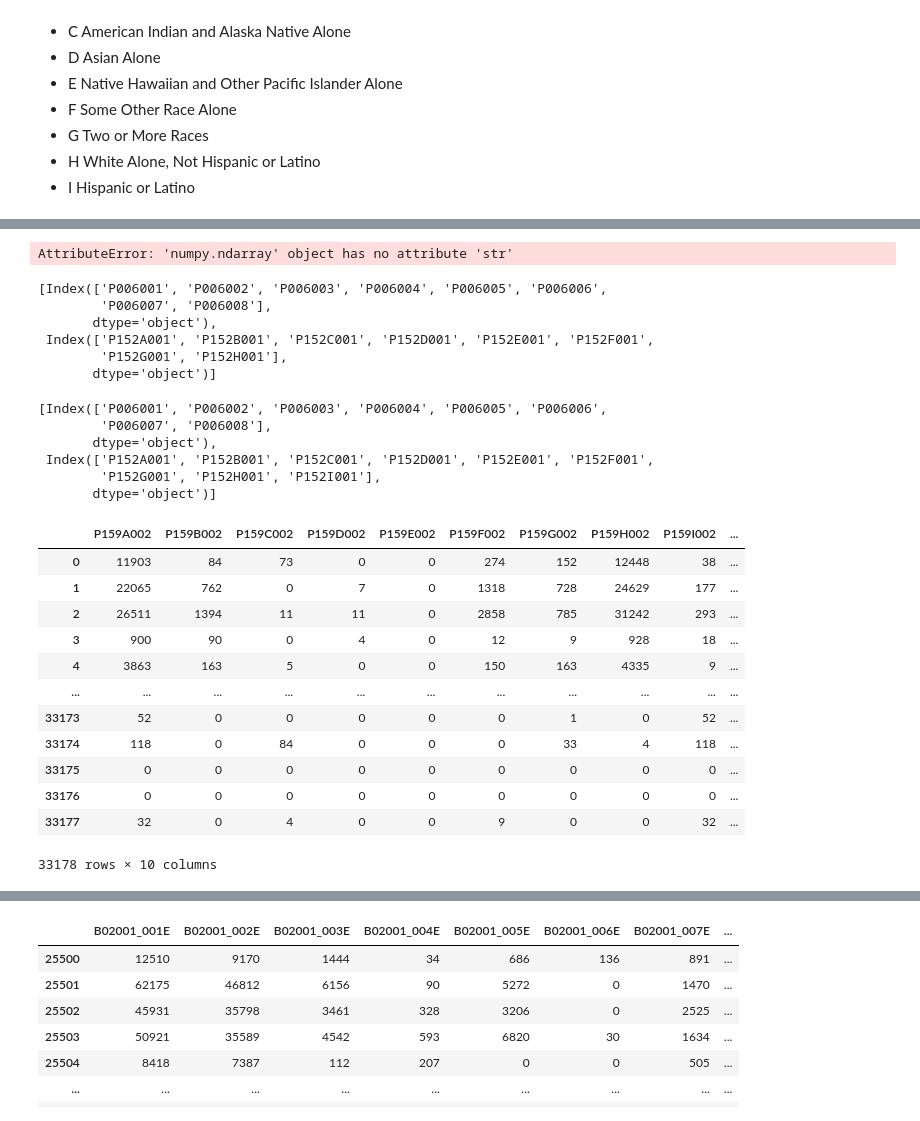
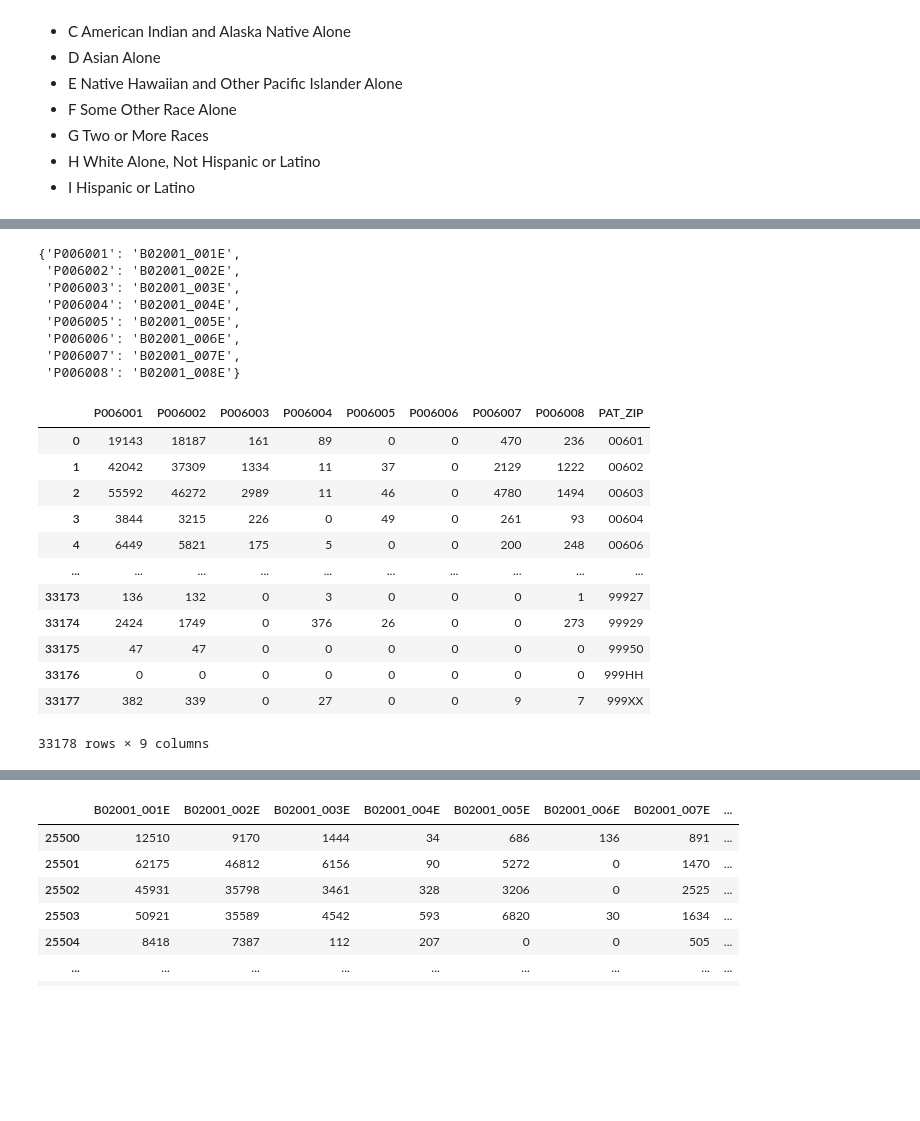
Before and after one commit to mi3nts/environmentalSocialHealth, a Jupyter notebook: census/censusCollection.ipynb, the cells around one changed output, grey strips where cells are left out. Drawn from its saved outputs; the diff is of its cells as text; code cells hidden in the pictures; blank space fills up the shorter version.

```diff
--- a/census/censusCollection.ipynb
+++ b/census/censusCollection.ipynb
@@ -76,4 +112,6 @@ array([False, False, False, ..., False, False, False])
 # %%
-dec_vars = sorted([i for i in dec_conn.variables.index if i.startswith('P159') and i.endswith('002')])
-dec_vars = dec_vars
+dec_vars = sorted([i for i in dec_conn.variables.index if i.startswith('P006') ]) #and i.endswith('002')])
+# dec_vars = dec_vars
+# dec_vars = dec_vars[1:18]
+dec_vars
 # %% [output]
@@ -89,6 +126,13 @@ dec_vars = dec_vars
-# %%
-dec_vars = dec_conn.variables.loc[dec_conn.variables.index.str.startswith('P159').str.endswith('002')].sort_index().index
-dec_vars
-# %% [output]
-AttributeError: 'numpy.ndarray' object has no attribute 'str'
+# %%
+dec_acs_dict = dict(zip(dec_vars, acs_vars))
+dec_acs_dict
+# %% [output]
+{'P006001': 'B02001_001E',
+ 'P006002': 'B02001_002E',
+ 'P006003': 'B02001_003E',
+ 'P006004': 'B02001_004E',
+ 'P006005': 'B02001_005E',
+ 'P006006': 'B02001_006E',
+ 'P006007': 'B02001_007E',
+ 'P006008': 'B02001_008E'}
 # %%
@@ -96,48 +140,31 @@ dec_groups = ['P006','P152','P152','P159']
-# %%
-dec_vars_full
-# %% [output]
-[Index(['P006001', 'P006002', 'P006003', 'P006004', 'P006005', 'P006006',
-        'P006007', 'P006008'],
-       dtype='object'),
- Index(['P152A001', 'P152B001', 'P152C001', 'P152D001', 'P152E001', 'P152F001',
-        'P152G001', 'P152H001'],
-       dtype='object')]
-# %%
-dec_vars = dec_conn.variables.loc[dec_conn.variables.index.str.startswith('P152')].sort_index().index
-dec_vars_full.append(dec_vars)
-dec_vars_full
-# %% [output]
-[Index(['P006001', 'P006002', 'P006003', 'P006004', 'P006005', 'P006006',
-        'P006007', 'P006008'],
-       dtype='object'),
- Index(['P152A001', 'P152B001', 'P152C001', 'P152D001', 'P152E001', 'P152F001',
-        'P152G001', 'P152H001', 'P152I001'],
-       dtype='object')]
 # %%
 data = dec_conn.query(
     # ['B01003_001E', 'B01001_001E', 'B01001_002E', 'B01001_026E'],
     # ['P001001','P053001','H011011','P037009','P037010','P037011','P065001'],
     # dec_vars,
     dec_vars,
             geo_unit="zip code tabulation area"
 )
 
 df = pd.DataFrame(data)
 
 if 'state' in df.columns:
     df = df[df['state'] == '48']
 df.sort_values('zip code tabulation area')
+df.rename(columns={
+    'zip code tabulation area': 'PAT_ZIP'
+})
 # %% [output]
-|  | P159A002 | P159B002 | P159C002 | P159D002 | P159E002 | P159F002 | P159G002 | P159H002 | P159I002 | ... |
-| 0 | 11903 | 84 | 73 | 0 | 0 | 274 | 152 | 12448 | 38 | ... |
-| 1 | 22065 | 762 | 0 | 7 | 0 | 1318 | 728 | 24629 | 177 | ... |
-| 2 | 26511 | 1394 | 11 | 11 | 0 | 2858 | 785 | 31242 | 293 | ... |
-| 3 | 900 | 90 | 0 | 4 | 0 | 12 | 9 | 928 | 18 | ... |
-| 4 | 3863 | 163 | 5 | 0 | 0 | 150 | 163 | 4335 | 9 | ... |
-| ... | ... | ... | ... | ... | ... | ... | ... | ... | ... | ... |
-| 33173 | 52 | 0 | 0 | 0 | 0 | 0 | 1 | 0 | 52 | ... |
-| 33174 | 118 | 0 | 84 | 0 | 0 | 0 | 33 | 4 | 118 | ... |
-| 33175 | 0 | 0 | 0 | 0 | 0 | 0 | 0 | 0 | 0 | ... |
-| 33176 | 0 | 0 | 0 | 0 | 0 | 0 | 0 | 0 | 0 | ... |
-| 33177 | 32 | 0 | 4 | 0 | 0 | 9 | 0 | 0 | 32 | ... |
+|  | P006001 | P006002 | P006003 | P006004 | P006005 | P006006 | P006007 | P006008 | PAT_ZIP |
+| 0 | 19143 | 18187 | 161 | 89 | 0 | 0 | 470 | 236 | 00601 |
+| 1 | 42042 | 37309 | 1334 | 11 | 37 | 0 | 2129 | 1222 | 00602 |
+| 2 | 55592 | 46272 | 2989 | 11 | 46 | 0 | 4780 | 1494 | 00603 |
+| 3 | 3844 | 3215 | 226 | 0 | 49 | 0 | 261 | 93 | 00604 |
+| 4 | 6449 | 5821 | 175 | 5 | 0 | 0 | 200 | 248 | 00606 |
+| ... | ... | ... | ... | ... | ... | ... | ... | ... | ... |
+| 33173 | 136 | 132 | 0 | 3 | 0 | 0 | 0 | 1 | 99927 |
+| 33174 | 2424 | 1749 | 0 | 376 | 26 | 0 | 0 | 273 | 99929 |
+| 33175 | 47 | 47 | 0 | 0 | 0 | 0 | 0 | 0 | 99950 |
+| 33176 | 0 | 0 | 0 | 0 | 0 | 0 | 0 | 0 | 999HH |
+| 33177 | 382 | 339 | 0 | 27 | 0 | 0 | 9 | 7 | 999XX |
-33178 rows × 10 columns
+33178 rows × 9 columns
```
Also changed, not shown: parts of 20 cells of this notebook.
